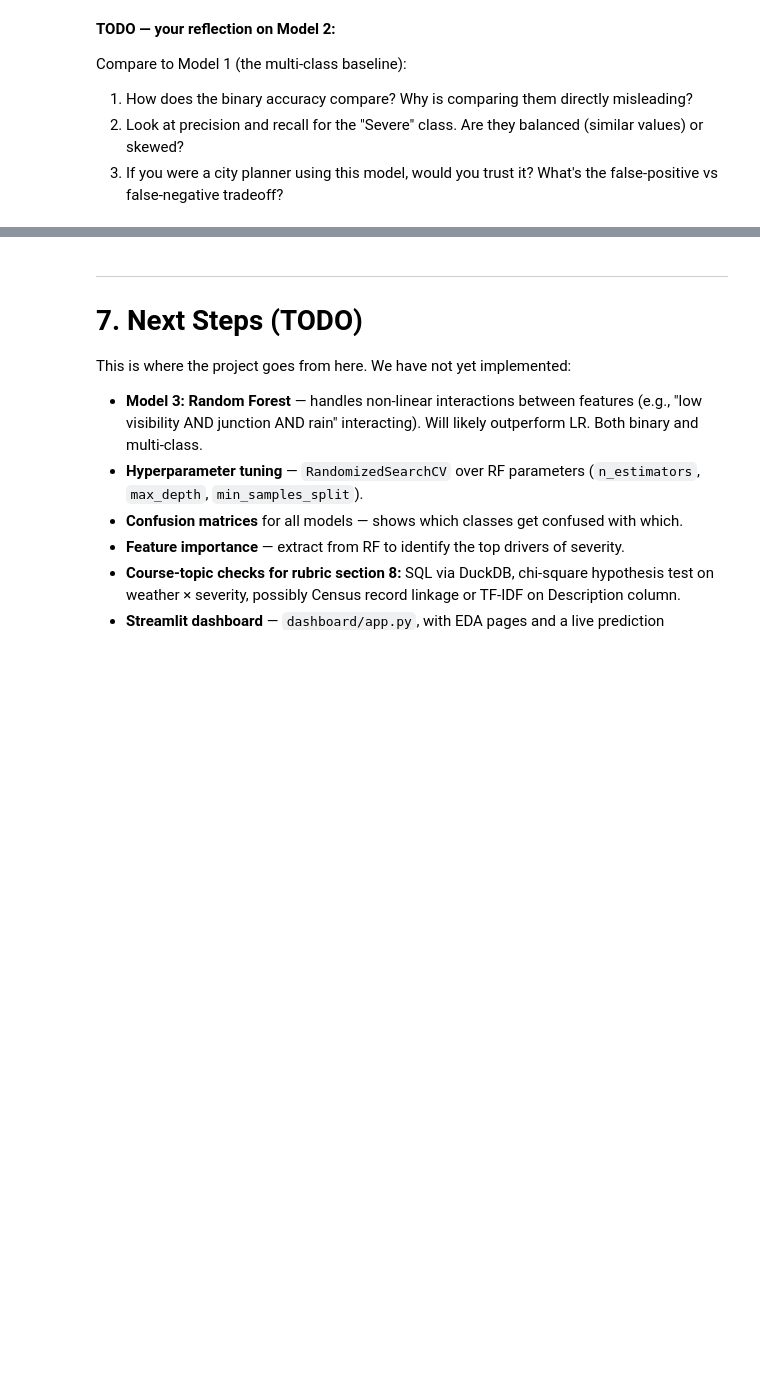
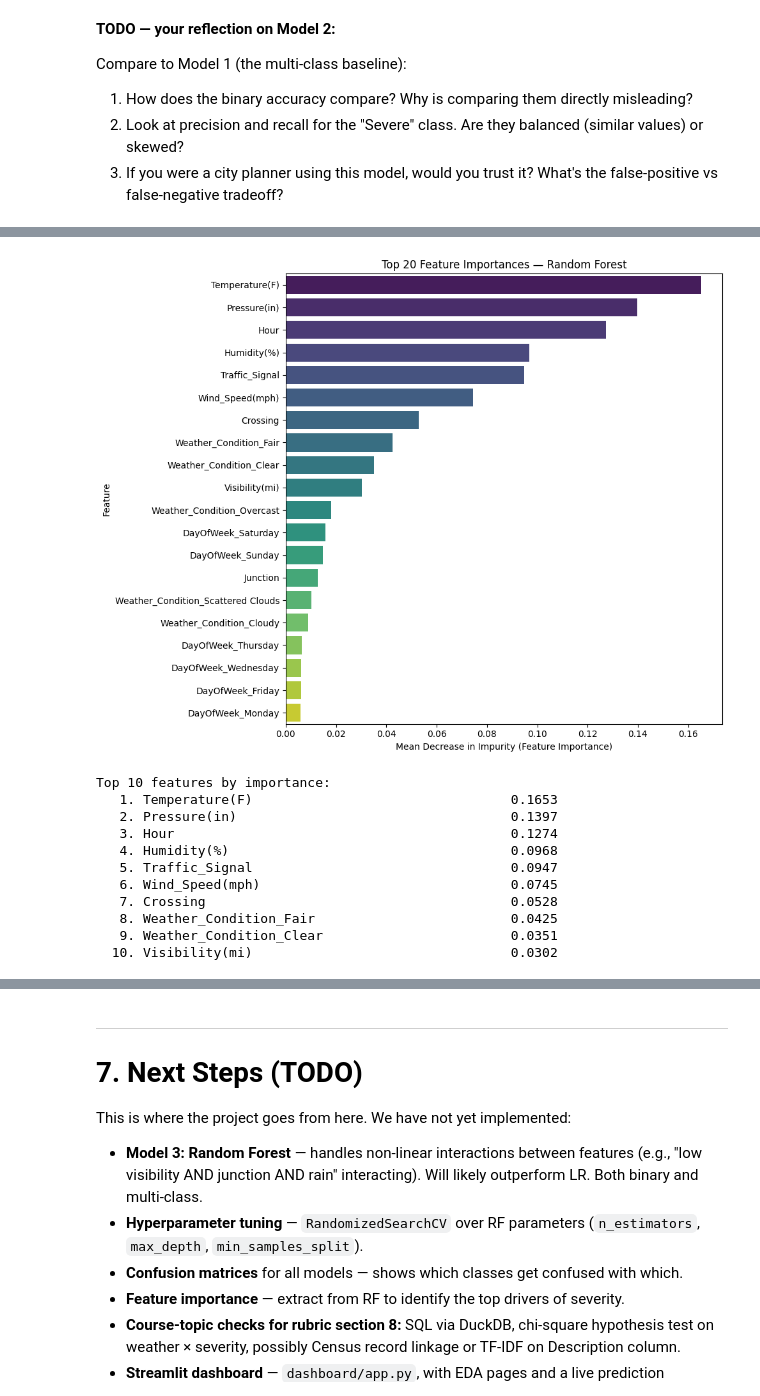
Before and after one commit to ErkUyghur/cis-2450-accident-severity, a Jupyter notebook: notebooks/01_eda_and_baseline.ipynb, the cells around one changed output, grey strips where cells are left out. Cells and saved outputs as stored; diff of their text form; code cells hidden in the pictures; blank space fills up the shorter version.

```diff
--- a/notebooks/01_eda_and_baseline.ipynb
+++ b/notebooks/01_eda_and_baseline.ipynb
@@ -471,0 +565,42 @@ Compare to Model 1 (the multi-class baseline):
+# %%
+# Feature importances — which features does the Random Forest rely on most?
+# We reconstruct feature names after one-hot encoding so the plot is readable.
+ohe = rf_pipeline.named_steps['preprocessor'].named_transformers_['cat']
+cat_feature_names = ohe.get_feature_names_out(cat_cols)   # e.g. DayOfWeek_Monday, Weather_Condition_Rain …
+all_feature_names = np.array(num_features + list(cat_feature_names))
+
+importances = rf_pipeline.named_steps['classifier'].feature_importances_
+
+top_n = 20
+top_idx = np.argsort(importances)[::-1][:top_n]
+
+plt.figure(figsize=(10, 8))
+sns.barplot(
+    x=importances[top_idx],
+    y=all_feature_names[top_idx],
+    hue=all_feature_names[top_idx],
+    palette='viridis',
+    legend=False
+)
+plt.title(f'Top {top_n} Feature Importances — Random Forest')
+plt.xlabel('Mean Decrease in Impurity (Feature Importance)')
+plt.ylabel('Feature')
+plt.tight_layout()
+plt.show()
+
+print("\nTop 10 features by importance:")
+for rank, idx in enumerate(top_idx[:10], 1):
+    print(f"  {rank:2d}. {all_feature_names[idx]:<45s}  {importances[idx]:.4f}")
+# %% [output]
+[figure, added]
+Top 10 features by importance:
+   1. Temperature(F)                                 0.1653
+   2. Pressure(in)                                   0.1397
+   3. Hour                                           0.1274
+   4. Humidity(%)                                    0.0968
+   5. Traffic_Signal                                 0.0947
+   6. Wind_Speed(mph)                                0.0745
+   7. Crossing                                       0.0528
+   8. Weather_Condition_Fair                         0.0425
+   9. Weather_Condition_Clear                        0.0351
+  10. Visibility(mi)                                 0.0302
```
Also changed, not shown: parts of 7 cells of this notebook.
